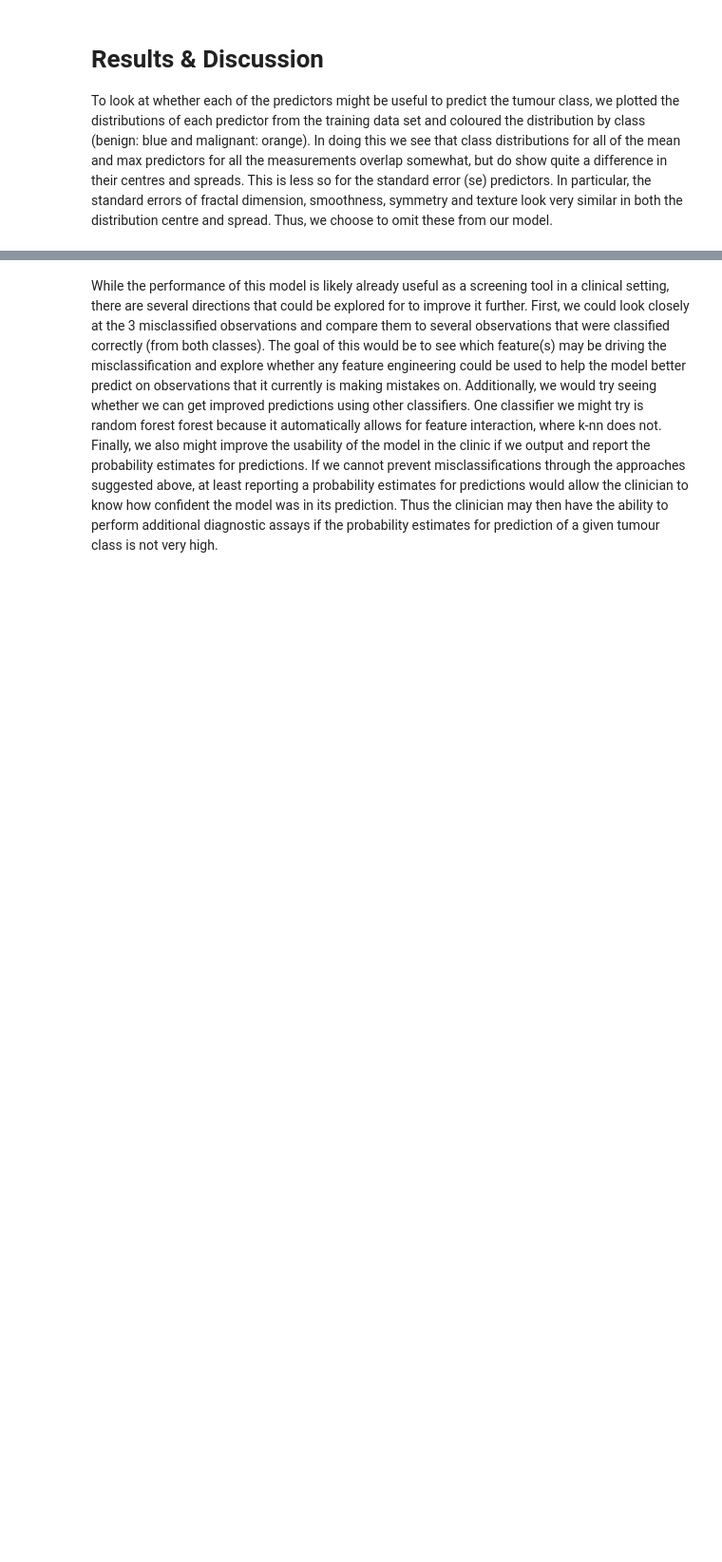
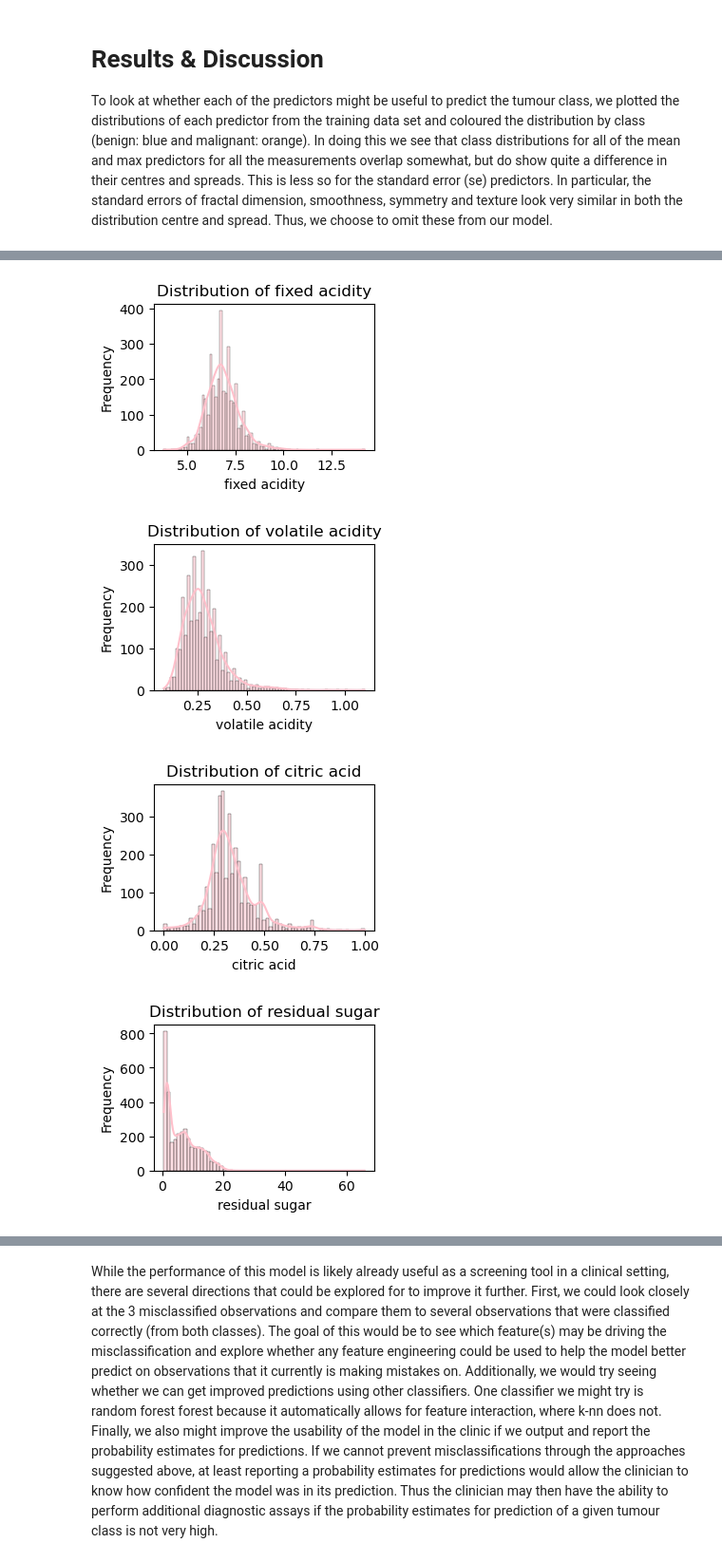
Before and after one commit to UBC-MDS/DSCI_522_group16, a Jupyter notebook: src/portugal_wine_quality_predictor.ipynb, the cells around one changed output, grey strips where cells are left out. Shown at 95% size. Drawn from its saved outputs; the diff is of its cells as text; code cells hidden in the pictures; blank space fills up the shorter version.

```diff
--- a/src/portugal_wine_quality_predictor.ipynb
+++ b/src/portugal_wine_quality_predictor.ipynb
@@ -318,0 +105,7 @@ pd.crosstab(
+# %%
+np.random.seed(522)
+# do white wine first
+# 1. split train and test data as df, save to folder.
+white_train, white_test = train_test_split(white_wine, train_size=0.70, random_state=123)
+white_train.to_csv("../data/Processed/white_train.csv")
+white_test.to_csv("../data/Processed/white_test.csv")
@@ -318,0 +138,3 @@ pd.crosstab(
+# %%
+# drop redundant feature
+white_train = white_train.drop(columns=["free sulfur dioxide"])
@@ -318,0 +163,14 @@ pd.crosstab(
+# %%
+# Create a histogram for each column
+for column in white_train.columns:
+    plt.figure(figsize=(3, 2))
+    sns.histplot(white_train[column], kde=True, color='pink')
+    plt.title(f'Distribution of {column}')
+    plt.xlabel(column)
+    plt.ylabel('Frequency')
+    plt.show()
+# %% [output]
+[figure, added]
+[figure, added]
+[figure, added]
+[figure, added]
```
Also changed, not shown: parts of 36 cells of this notebook, 2 other files.
